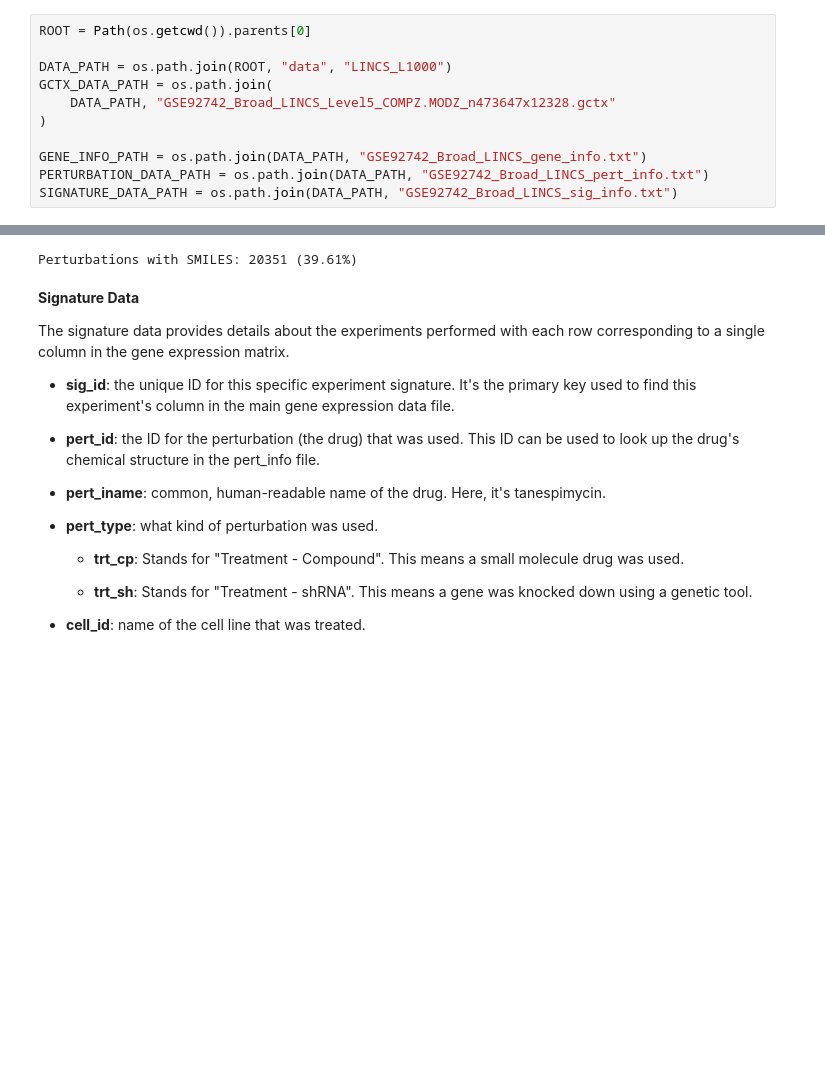
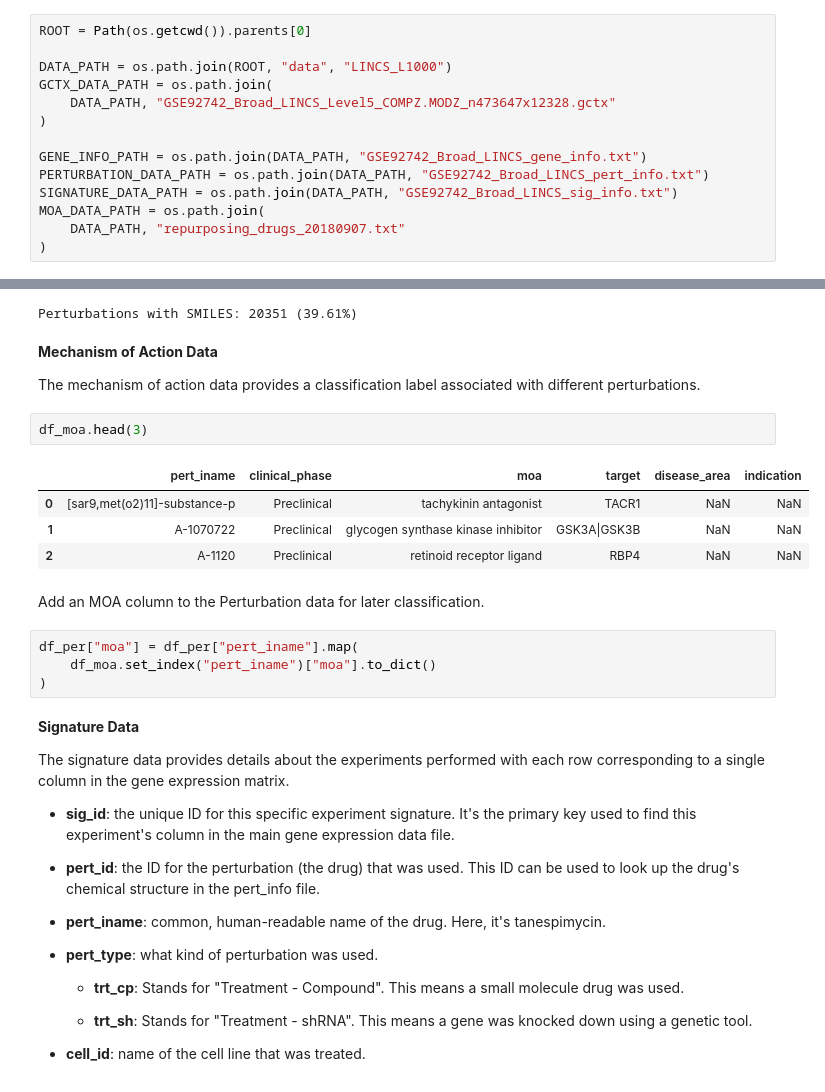
Before and after one commit to Djtrainer/cancer_research, a Jupyter notebook: notebooks/drug_induced_gene_expression_prediction.ipynb, the cells around one changed output, grey strips where cells are left out. Drawn from its saved outputs; the diff is of its cells as text; blank space fills up the shorter version.

```diff
--- a/notebooks/drug_induced_gene_expression_prediction.ipynb
+++ b/notebooks/drug_induced_gene_expression_prediction.ipynb
@@ -154,6 +124,9 @@ GCTX_DATA_PATH = os.path.join(
 GENE_INFO_PATH = os.path.join(DATA_PATH, "GSE92742_Broad_LINCS_gene_info.txt")
 PERTURBATION_DATA_PATH = os.path.join(DATA_PATH, "GSE92742_Broad_LINCS_pert_info.txt")
 SIGNATURE_DATA_PATH = os.path.join(DATA_PATH, "GSE92742_Broad_LINCS_sig_info.txt")
+MOA_DATA_PATH = os.path.join(
+    DATA_PATH, "repurposing_drugs_20180907.txt"
+)
 # %% [markdown]
 ---
 ### 4. Data Exploration <a class="anchor" id="constants"></a>
@@ -237,6 +211,23 @@ print(
 )
 # %% [output]
 Perturbations with SMILES: 20351 (39.61%)
+# %% [markdown]
+**Mechanism of Action Data**
+
+The mechanism of action data provides a classification label associated with different perturbations.
+# %%
+df_moa.head(3)
+# %% [output]
+|  | pert_iname | clinical_phase | moa | target | disease_area | indication |
+| 0 | [sar9,met(o2)11]-substance-p | Preclinical | tachykinin antagonist | TACR1 | NaN | NaN |
+| 1 | A-1070722 | Preclinical | glycogen synthase kinase inhibitor | GSK3A|GSK3B | NaN | NaN |
+| 2 | A-1120 | Preclinical | retinoid receptor ligand | RBP4 | NaN | NaN |
+# %% [markdown]
+Add an MOA column to the Perturbation data for later classification.
+# %%
+df_per["moa"] = df_per["pert_iname"].map(
+    df_moa.set_index("pert_iname")["moa"].to_dict()
+)
 # %% [markdown]
 **Signature Data**
 
```
Also changed, not shown: parts of 59 cells of this notebook.
